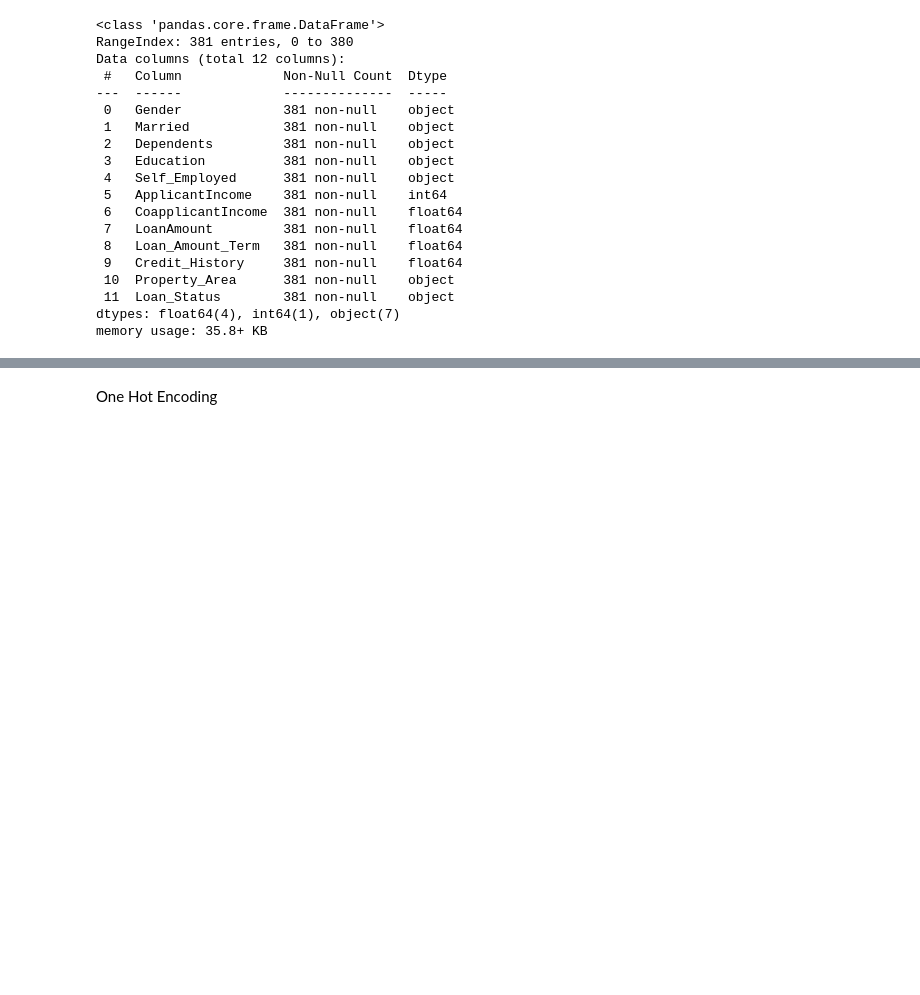
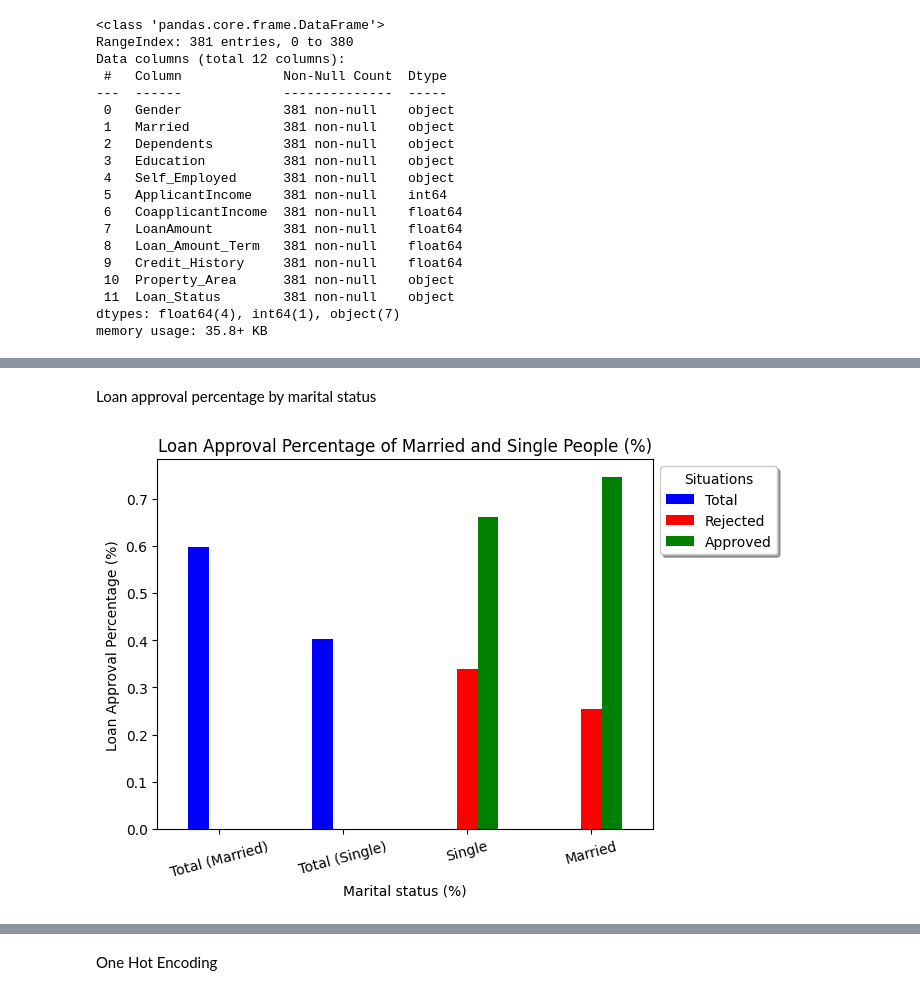
Before and after one commit to 1BarisErkus/AI, a Jupyter notebook: main.ipynb, the cells around one changed output, grey strips where cells are left out. Saved outputs shown, nothing was run; the diff lists cells and outputs as text; code cells hidden in the pictures; blank space fills up the shorter version.

```diff
--- a/main.ipynb
+++ b/main.ipynb
@@ -369,0 +165,21 @@ plt.show()
+# %% [markdown]
+Loan approval percentage by marital status
+# %%
+married_loan_status_counts = data.groupby(['Married', 'Loan_Status']).size().unstack()
+
+# Calculating percentages
+married_counts = data['Married'].value_counts()
+married_counts_percent = married_counts / married_counts.sum()
+married_loan_status_counts_percent = married_loan_status_counts.div(married_loan_status_counts.sum(axis=1), axis=0)
+
+combined_counts = pd.concat([married_counts_percent, married_loan_status_counts_percent], axis=0)
+
+combined_counts.plot(kind='bar', color=['blue', 'red', 'green'])
+plt.xlabel('Marital status (%)')
+plt.ylabel('Loan Approval Percentage (%)')
+plt.title('Loan Approval Percentage of Married and Single People (%)')
+plt.legend(['Total', 'Rejected', 'Approved'], bbox_to_anchor=(1, 1), ncol=1, title='Situations', shadow=True)
+plt.xticks(ticks=[0,1,2,3], rotation=15, labels=['Total (Married)', 'Total (Single)', 'Single', 'Married'])
+plt.show()
+# %% [output]
+[figure, added]
```
Also changed, not shown: parts of 61 cells of this notebook.
